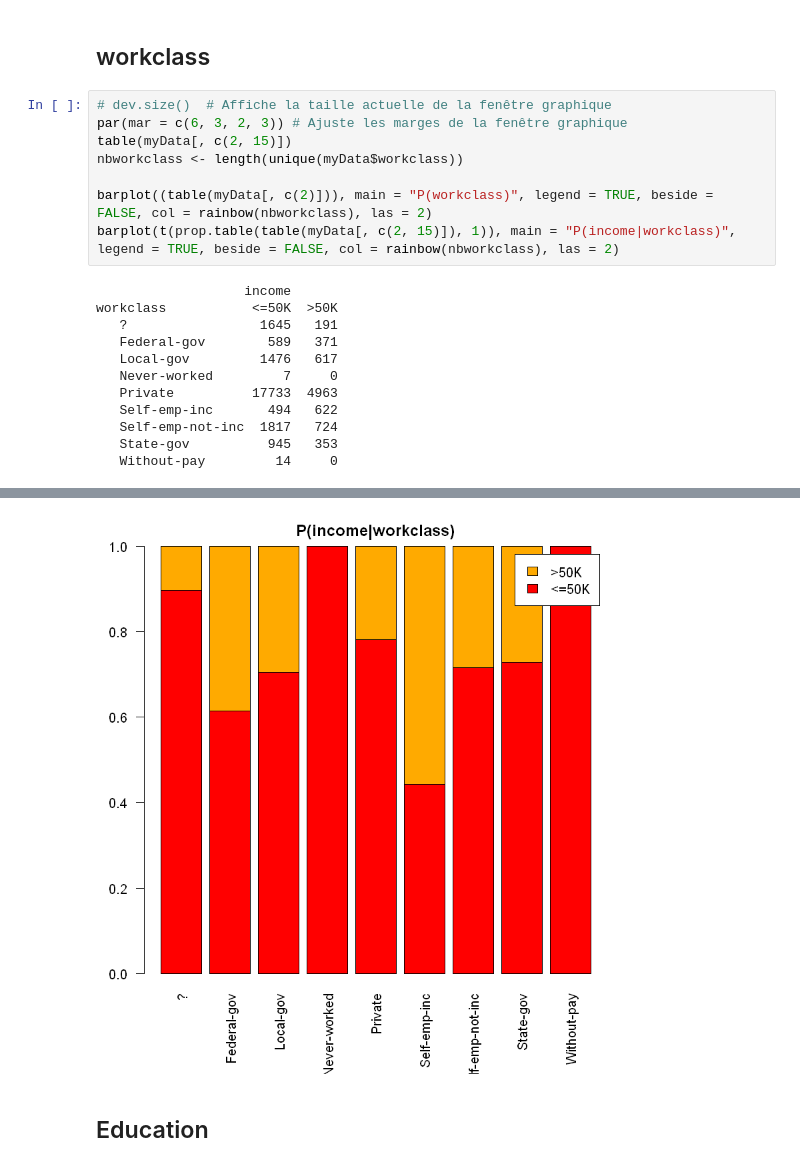
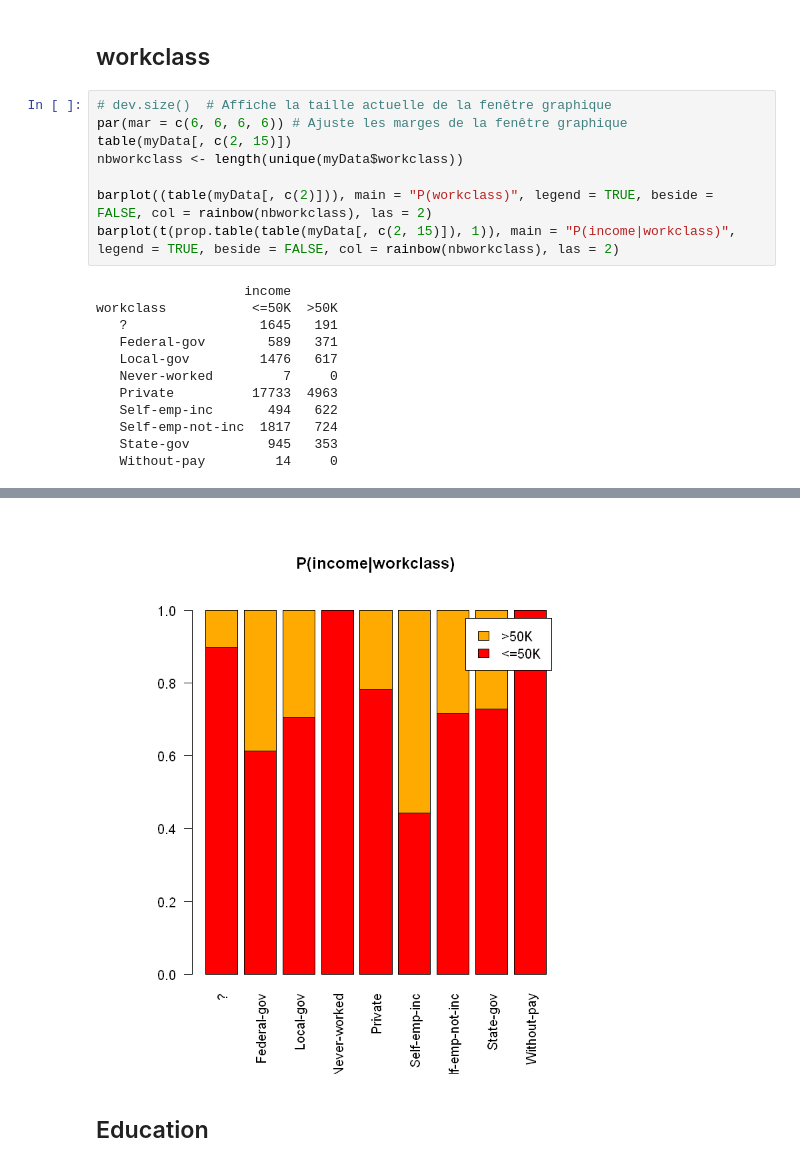
Before and after one commit to Thibault-Cart/Tp1_DataMinning, a Jupyter notebook: Tp1.ipynb, the cells around one changed output, grey strips where cells are left out. Drawn from its saved outputs; the diff is of its cells as text.

```diff
--- a/Tp1.ipynb
+++ b/Tp1.ipynb
@@ -50,7 +54,7 @@ summary(myData)
 ## workclass
 # %%
 # dev.size()  # Affiche la taille actuelle de la fenêtre graphique
-par(mar = c(6, 3, 2, 3)) # Ajuste les marges de la fenêtre graphique
+par(mar = c(6, 6, 6, 6)) # Ajuste les marges de la fenêtre graphique
 table(myData[, c(2, 15)])
 nbworkclass <- length(unique(myData$workclass))
 
@@ -72,4 +76,4 @@ workclass           <=50K  >50K
-[figure, old version]
+[figure, new version]
 # %% [markdown]
 ## Education
 # %%
```
Also changed, not shown: parts of 3 cells of this notebook.
